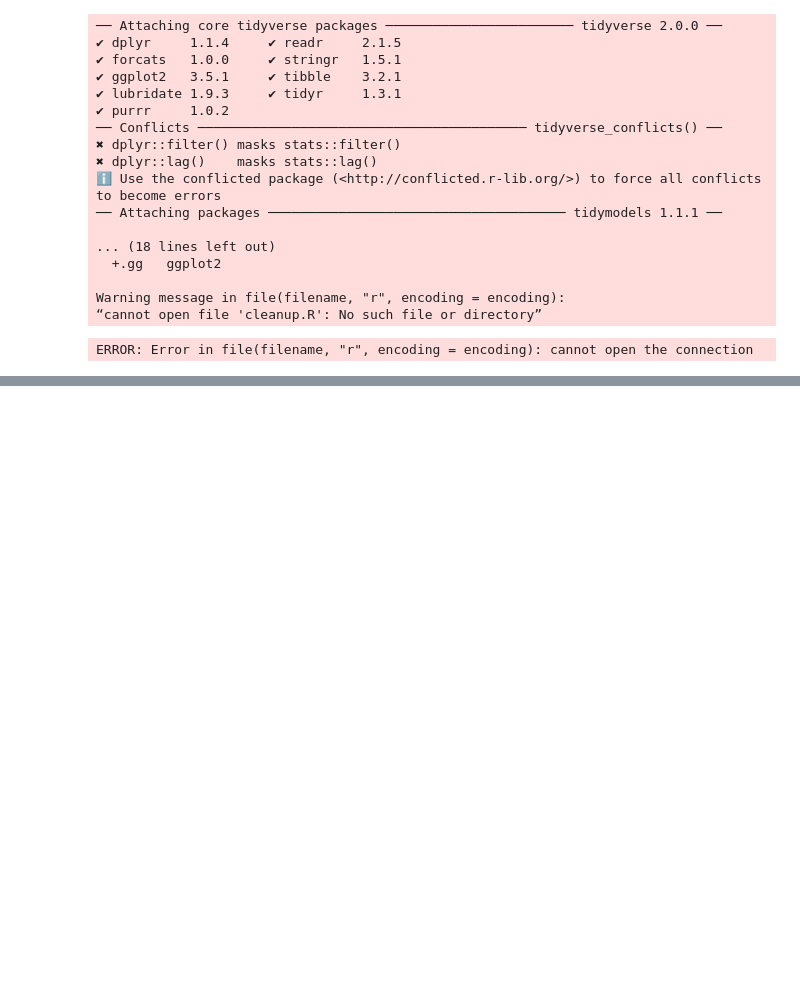
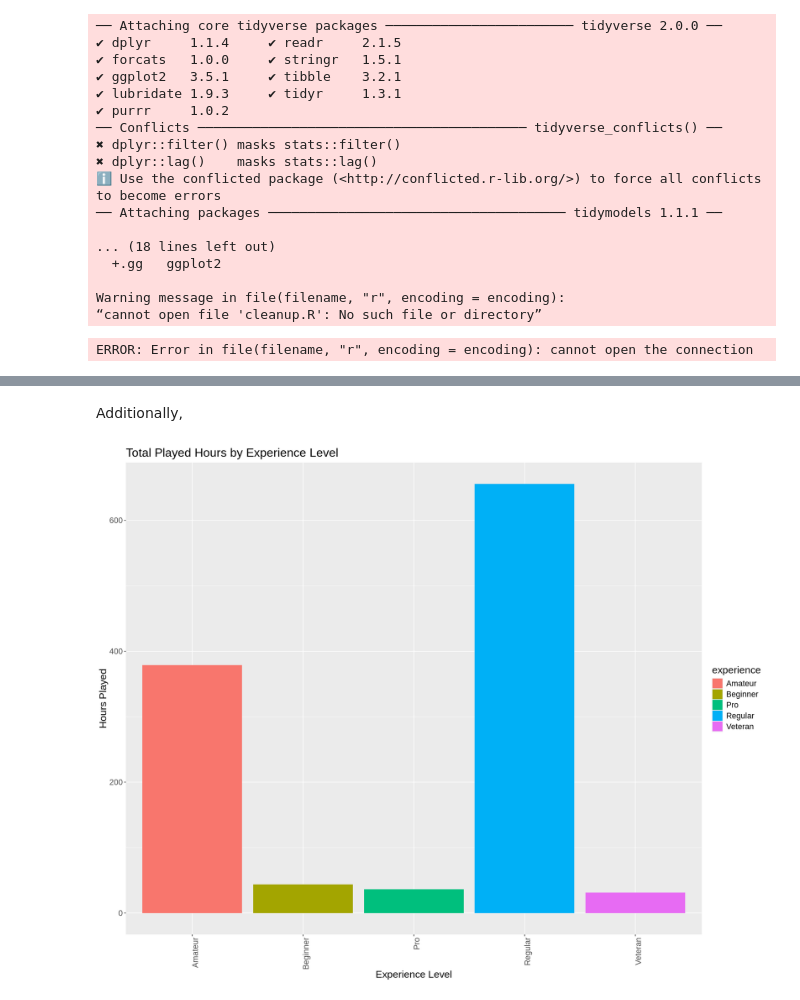
Before and after one commit to juliaawuu45/Final-Project-Report, a Jupyter notebook: Final Project Report.ipynb, the cells around one changed output, grey strips where cells are left out. Saved outputs shown, nothing was run; the diff lists cells and outputs as text; code cells hidden in the pictures; blank space fills up the shorter version.

```diff
--- a/Final Project Report.ipynb
+++ b/Final Project Report.ipynb
@@ -319,0 +109,16 @@ gender_data_plot
+# %% [markdown]
+Additionally,
+# %%
+experience_data_plot<- players_tidy |>
+  ggplot(aes(x = experience, y = played_hours, fill = experience)) +
+  geom_bar(stat="identity") +
+  labs(x = "Experience Level",
+       y = "Hours Played",
+       color = "Experience Level")+
+
+ggtitle ("Total Played Hours by Experience Level") +
+scale_color_brewer(palette="Set2") +
+theme(text=element_text(size=16), axis.text.x=element_text(angle=90, hjust=1))
+experience_data_plot
+# %% [output]
+[figure, added]
```
Also changed, not shown: parts of 19 cells of this notebook.
